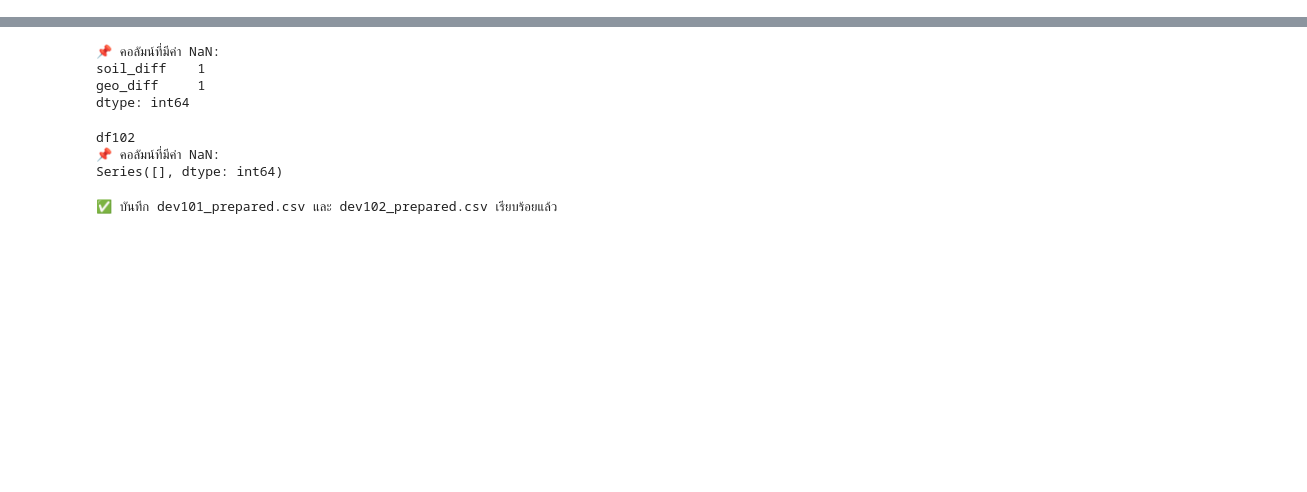
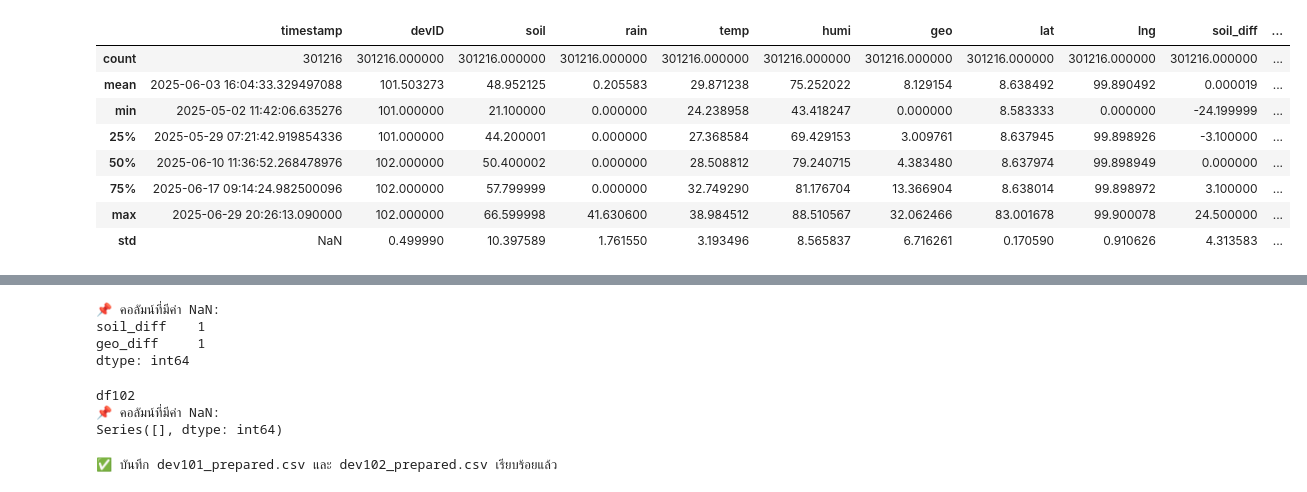
Before and after one commit to Ahmadaduwa/Landslide, a Jupyter notebook: DataCleaning.ipynb, the cells around one changed output, grey strips where cells are left out. Drawn from its saved outputs; the diff is of its cells as text; code cells hidden in the pictures; blank space fills up the shorter version.

```diff
--- a/DataCleaning.ipynb
+++ b/DataCleaning.ipynb
@@ -33,3 +54,15 @@ df
+# %%
+df.describe()
+# %% [output]
+|  | timestamp | devID | soil | rain | temp | humi | geo | lat | lng | soil_diff | ... |
+| count | 301216 | 301216.000000 | 301216.000000 | 301216.000000 | 301216.000000 | 301216.000000 | 301216.000000 | 301216.000000 | 301216.000000 | 301216.000000 | ... |
+| mean | 2025-06-03 16:04:33.329497088 | 101.503273 | 48.952125 | 0.205583 | 29.871238 | 75.252022 | 8.129154 | 8.638492 | 99.890492 | 0.000019 | ... |
+| min | 2025-05-02 11:42:06.635276 | 101.000000 | 21.100000 | 0.000000 | 24.238958 | 43.418247 | 0.000000 | 8.583333 | 0.000000 | -24.199999 | ... |
+| 25% | 2025-05-29 07:21:42.919854336 | 101.000000 | 44.200001 | 0.000000 | 27.368584 | 69.429153 | 3.009761 | 8.637945 | 99.898926 | -3.100000 | ... |
+| 50% | 2025-06-10 11:36:52.268478976 | 102.000000 | 50.400002 | 0.000000 | 28.508812 | 79.240715 | 4.383480 | 8.637974 | 99.898949 | 0.000000 | ... |
+| 75% | 2025-06-17 09:14:24.982500096 | 102.000000 | 57.799999 | 0.000000 | 32.749290 | 81.176704 | 13.366904 | 8.638014 | 99.898972 | 3.100000 | ... |
+| max | 2025-06-29 20:26:13.090000 | 102.000000 | 66.599998 | 41.630600 | 38.984512 | 88.510567 | 32.062466 | 83.001678 | 99.900078 | 24.500000 | ... |
+| std | NaN | 0.499990 | 10.397589 | 1.761550 | 3.193496 | 8.565837 | 6.716261 | 0.170590 | 0.910626 | 4.313583 | ... |
 # %%
 df.columns = df.columns.str.strip()
 df['timestamp'] = pd.to_datetime(df['timestamp'], errors='coerce')
```
Also changed, not shown: parts of 9 cells of this notebook, 13 other files.
